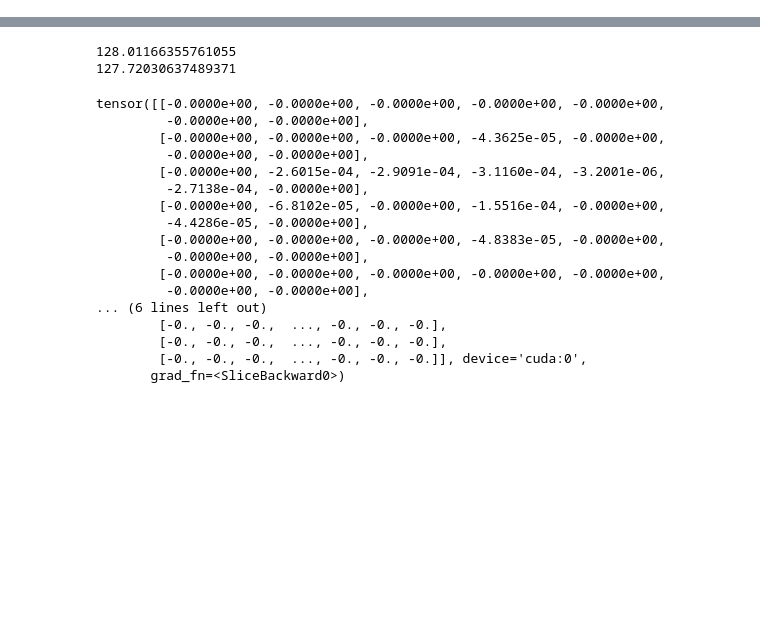
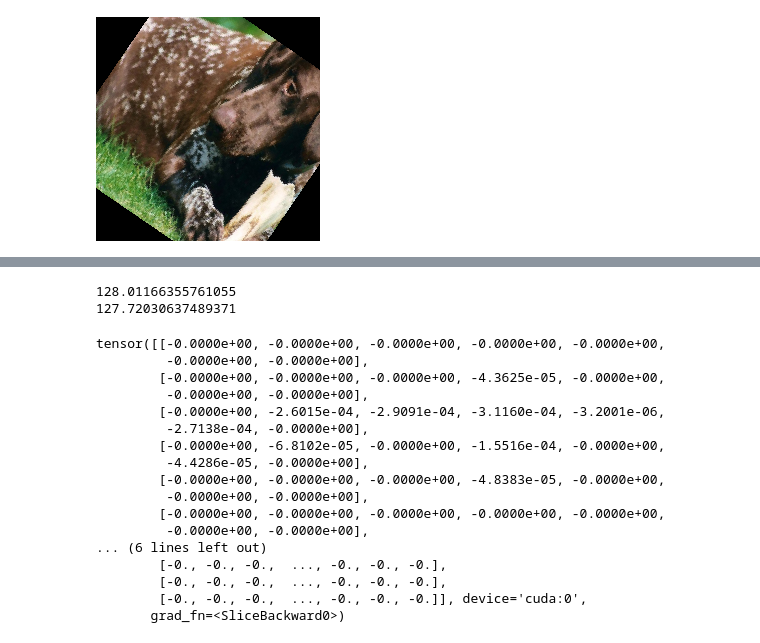
Before and after one commit to beotborry/ConformalXAI, a Jupyter notebook: explanation.ipynb, the cells around one changed output, grey strips where cells are left out. Cells and saved outputs as stored; diff of their text form; code cells hidden in the pictures; blank space fills up the shorter version.

```diff
--- a/explanation.ipynb
+++ b/explanation.ipynb
@@ -48,5 +49,7 @@ img1 = center_crop_224(T_inv_spatial(resize_322(resize_224(T_spatial(resize_322(
 # %%
-img2 = center_crop_224(T_inv_spatial(resize_322(T_spatial(resize_224(orig_img)))))
+T_spatial(resize_224(orig_img))
+# %% [output]
+[figure, added]
 # %%
 print(np.abs(np.array(orig_img) - np.array(img1)).mean())
 
```
Also changed, not shown: parts of 3 cells of this notebook, 1 other file.
